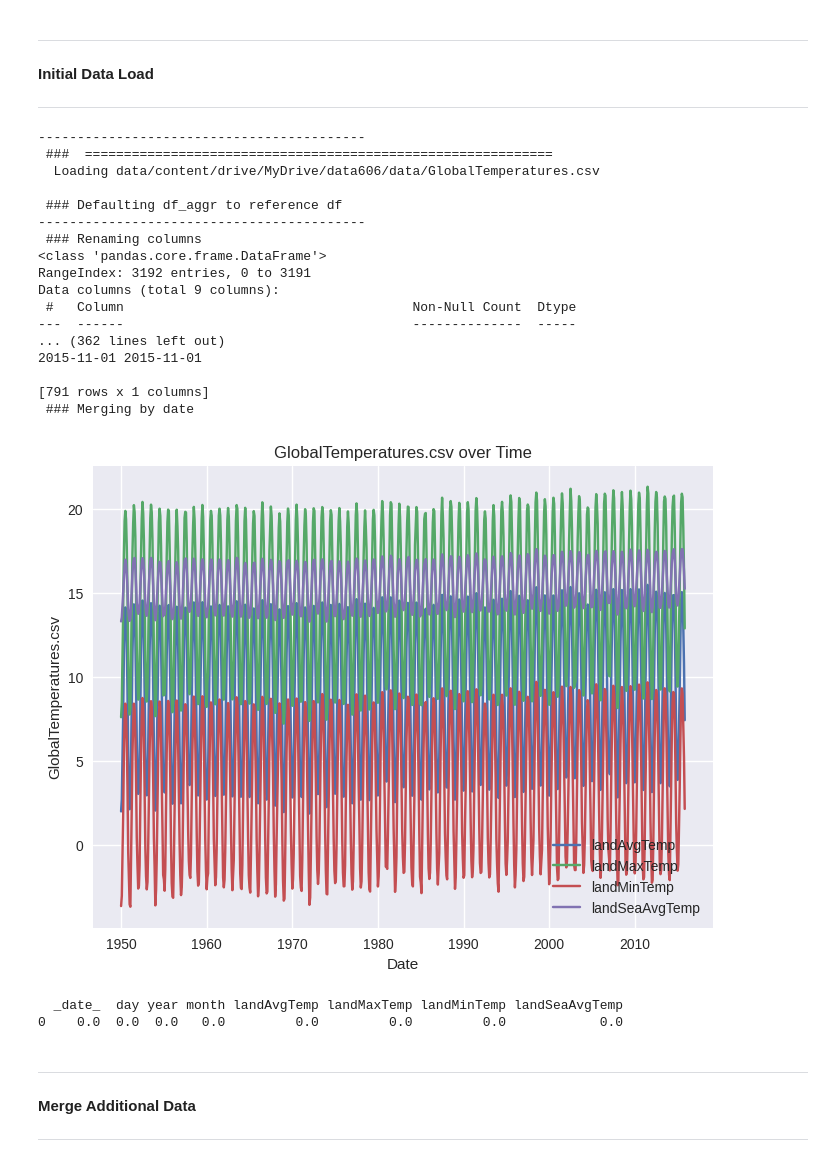
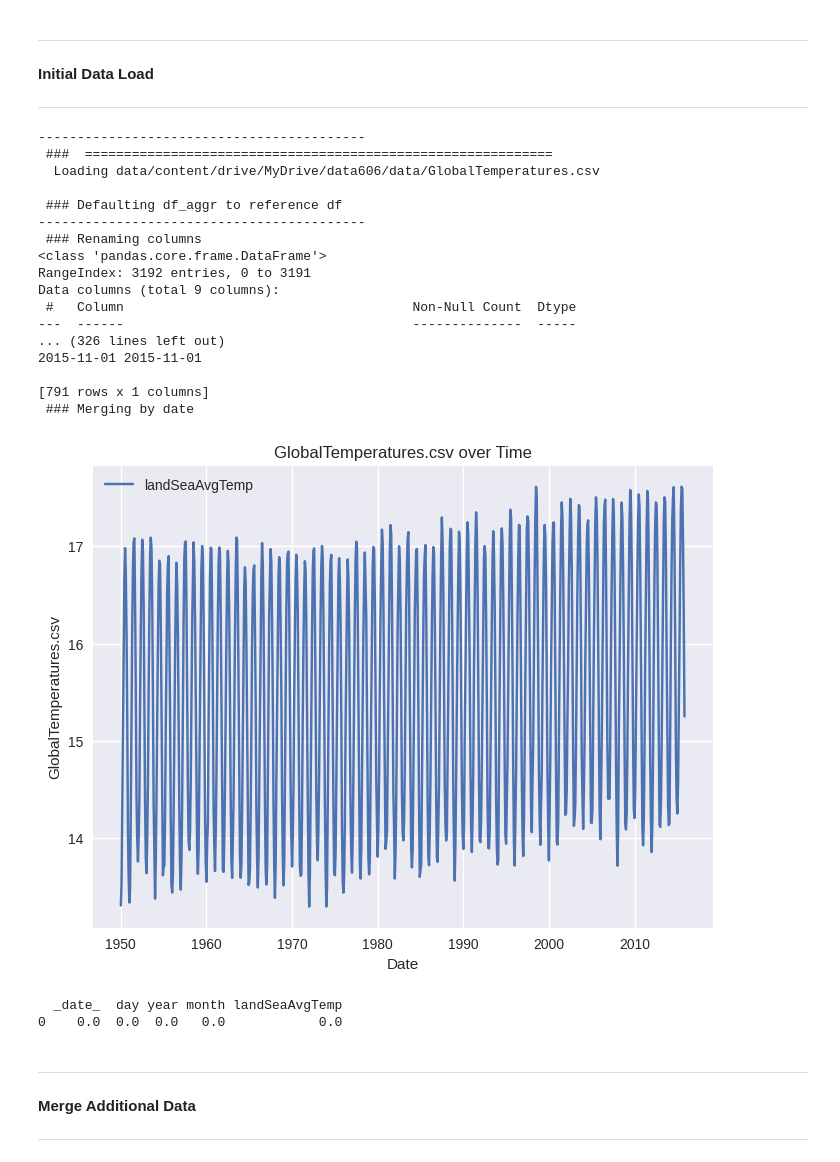
Before and after one commit to kentbutler/climate-data-model, a Jupyter notebook: src/TeamH_Project_Main.ipynb, the cells around one changed output. Saved outputs shown, nothing was run; the diff lists cells and outputs as text; code cells hidden in the pictures.

```diff
--- a/src/TeamH_Project_Main.ipynb
+++ b/src/TeamH_Project_Main.ipynb
@@ -68,6 +90,15 @@ END_DATE = pd.to_datetime(dt.fromisoformat('2015-12-01'))
 # %%
 # Label to predict
 TARGET_LABEL = 'landSeaAvgTemp'
+
+# Base dataset
+TEMP_DATA = {'filename':'GlobalTemperatures.csv',
+             'feature_map':{'LandAndOceanAverageTemperature':'landSeaAvgTemp'},
+             'date_col':'dt'}
+#TEMP_DATA = {'filename':'GlobalTemperatures.csv',
+#              'feature_map':{'LandAverageTemperature':'landAvgTemp',	'LandMaxTemperature':'landMaxTemp',	'LandMinTemperature':'landMinTemp',	'LandAndOceanAverageTemperature':'landSeaAvgTemp'},
+#               'date_col':'dt'}
+
 
 # Datasets
 CO2_DATA = {'filename':"atmospheric-co2.csv",
@@ -94,11 +125,28 @@ SUNSPOT_DATA = {'filename':'sunspotnumber.csv',
                'feature_map':{'suns_spot_number':'sunspot_num'},
                'date_map':{'year':'year'}}
 
+POLICY_DATA = {'filename':'GlobalEnvPolicies.csv',
+               'feature_map':{'EventRating':'policy_rate'},
+               'date_col':'date'}
+
 #GHG_DATA = {'filename':'greenhouse_gas_inventory_data.csv',
 #            'feature_map':{''},
 #            'date_map':{'Year':'year'}}
+#ALL_DATASETS = []
+#ALL_DATASETS = [SUNSPOT_DATA]
+#ALL_DATASETS = [FOREST_DATA]
+#ALL_DATASETS = [CO2_DATA, SEAICE_DATA]
+#ALL_DATASETS = [CO2_DATA, SEAICE_DATA, WEATHER_DATA]
+#ALL_DATASETS = [CO2_DATA, SEAICE_DATA, VOLCANO_DATA]
+#ALL_DATASETS = [CO2_DATA, SEAICE_DATA, WEATHER_DATA, VOLCANO_DATA]
+#ALL_DATASETS = [CO2_DATA, SEAICE_DATA, WEATHER_DATA, VOLCANO_DATA, FOREST_DATA]
+ALL_DATASETS = [CO2_DATA, SEAICE_DATA, WEATHER_DATA, VOLCANO_DATA, FOREST_DATA, SUNSPOT_DATA]
+#ALL_DATASETS = [VOLCANO_DATA, FOREST_DATA, SUNSPOT_DATA]
+#ALL_DATASETS = [VOLCANO_DATA, FOREST_DATA, SUNSPOT_DATA, CO2_DATA]
+#ALL_DATASETS = [VOLCANO_DATA, FOREST_DATA, SUNSPOT_DATA, CO2_DATA, SEAICE_DATA]
+#ALL_DATASETS = [CO2_DATA, SEAICE_DATA, VOLCANO_DATA, FOREST_DATA, SUNSPOT_DATA]
 
-ALL_DATASETS = [CO2_DATA, SEAICE_DATA, WEATHER_DATA, VOLCANO_DATA, FOREST_DATA, SUNSPOT_DATA]
+#ALL_DATASETS = [POLICY_DATA,CO2_DATA]
 # %%
 from google.colab import drive
 drive.mount('/content/drive')
@@ -141,33 +189,33 @@ plt.style.use('seaborn')
 merger = Dataset_Merger(data_path=DATA_ROOT, start_date=START_DATE, end_date=END_DATE, debug=True)
 # %%
 # Start by merging initial dataset
-df_merge = merger.merge_dataset('GlobalTemperatures.csv',
-                            {'LandAverageTemperature':'landAvgTemp',	'LandMaxTemperature':'landMaxTemp',	'LandMinTemperature':'landMinTemp',	'LandAndOceanAverageTemperature':'landSeaAvgTemp'},
-                                date_col='dt')
+df_merge = merger.merge_dataset(TEMP_DATA['filename'],
+                                TEMP_DATA['feature_map'],
+                                 date_col=TEMP_DATA['date_col'])
 # %% [output]
 ------------------------------------------
  ###  ============================================================
   Loading data/content/drive/MyDrive/data606/data/GlobalTemperatures.csv
 
  ### Defaulting df_aggr to reference df
 ------------------------------------------
  ### Renaming columns
 <class 'pandas.core.frame.DataFrame'>
 RangeIndex: 3192 entries, 0 to 3191
 Data columns (total 9 columns):
  #   Column                                     Non-Null Count  Dtype
 ---  ------                                     --------------  -----
-... (362 lines left out)
+... (326 lines left out)
 2015-11-01 2015-11-01
 
 [791 rows x 1 columns]
  ### Merging by date
-[figure, old version]
+[figure, new version]
 # %%
 print(assess_na(df_merge))
 # %% [output]
-  _date_  day year month landAvgTemp landMaxTemp landMinTemp landSeaAvgTemp
-0    0.0  0.0  0.0   0.0         0.0         0.0         0.0            0.0
+  _date_  day year month landSeaAvgTemp
+0    0.0  0.0  0.0   0.0            0.0
 # %% [markdown]
 ---
 
```
Also changed, not shown: parts of 53 cells of this notebook, 4 other files.
